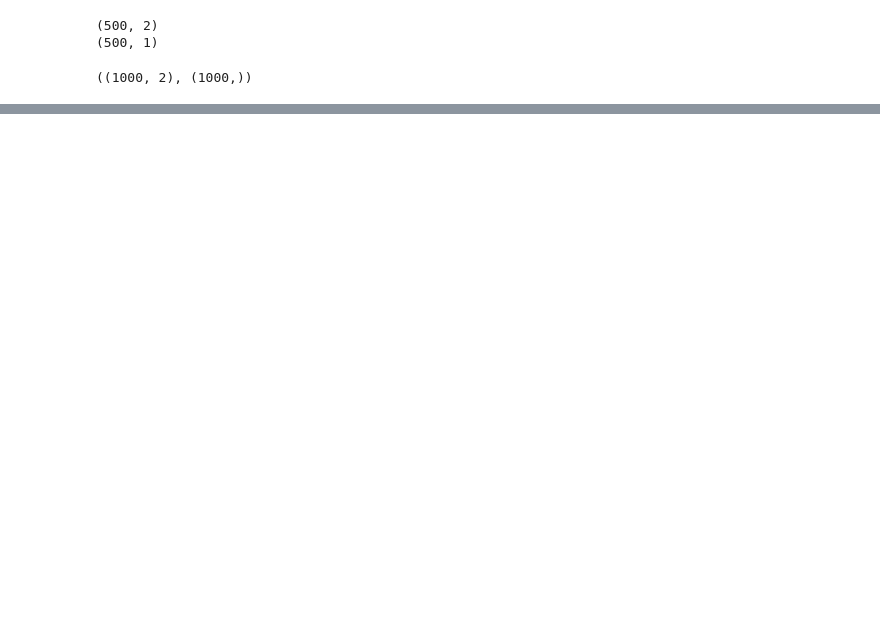
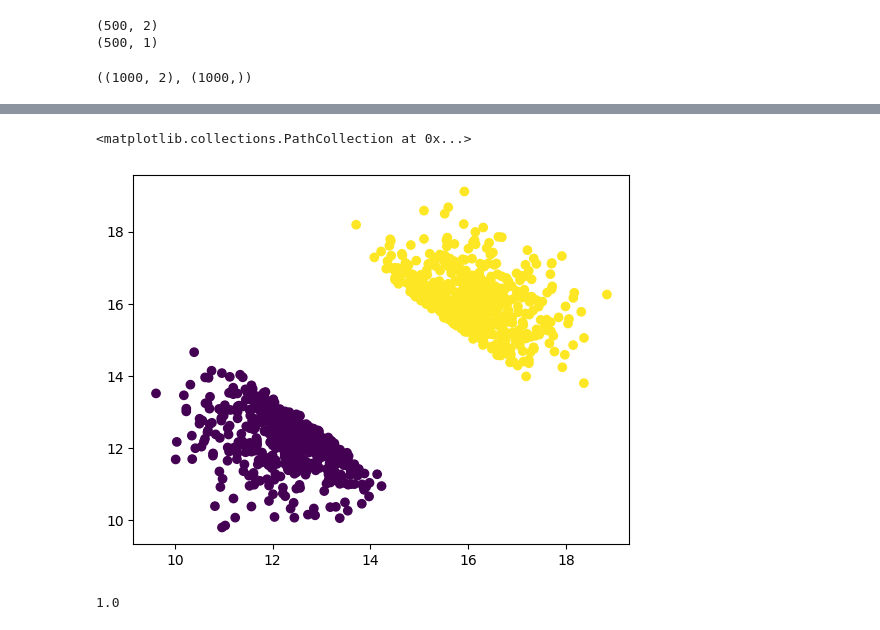
Before and after one commit to kartiksrinivas007/AI500-Deep-Learning, a Jupyter notebook: A1/Hinge_classifier.ipynb, the cells around one changed output, grey strips where cells are left out. Drawn from its saved outputs; the diff is of its cells as text; code cells hidden in the pictures; blank space fills up the shorter version.

```diff
--- a/A1/Hinge_classifier.ipynb
+++ b/A1/Hinge_classifier.ipynb
@@ -18,0 +38,7 @@ plt.scatter(X[:,0], X[:,1], c=y)
+# %%
+X, y = Dataset(mode="L", num_points=1000, frac=0.5, separability= 2, bias=20, noise_mag = 0.1, w_1=[1,1]).get_data()
+# %%
+plt.scatter(X[:,0], X[:,1], c=y)
+# %% [output]
+<matplotlib.collections.PathCollection at 0x...>
+[figure, added]
@@ -18,0 +48,4 @@ plt.scatter(X[:,0], X[:,1], c=y)
+# %%
+binary_accuracy(hc, X, y)
+# %% [output]
+1.0
```
Also changed, not shown: parts of 8 cells of this notebook, 7 other files.
